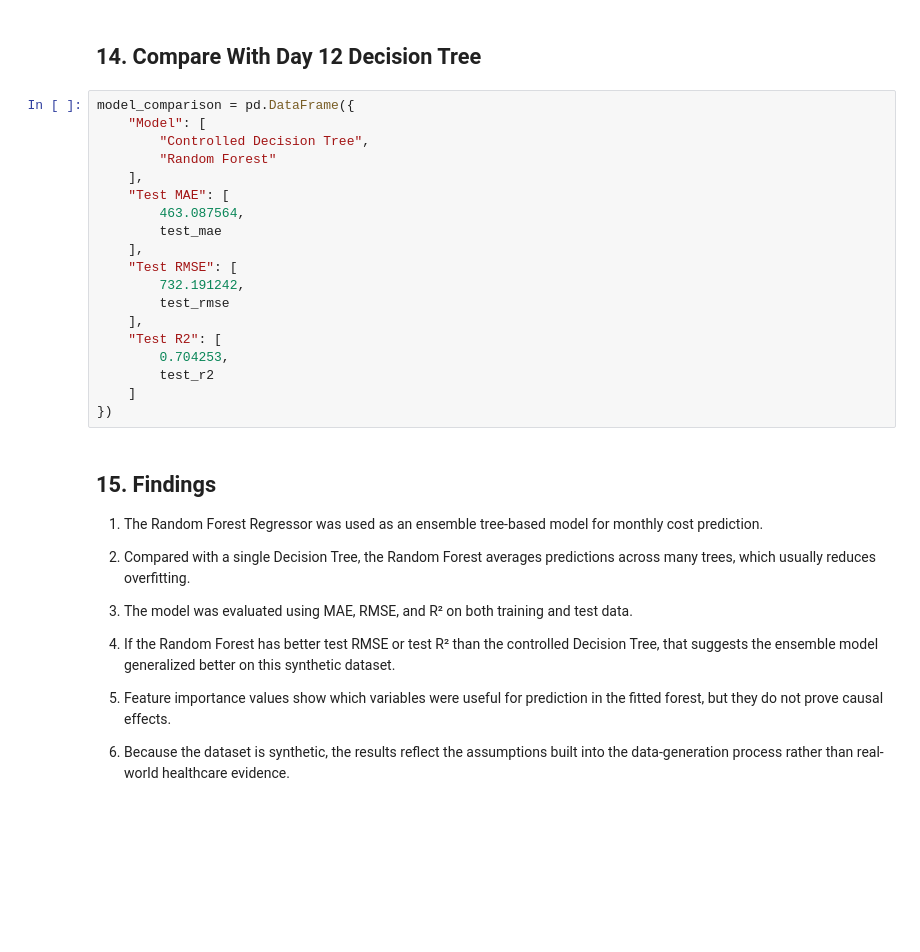
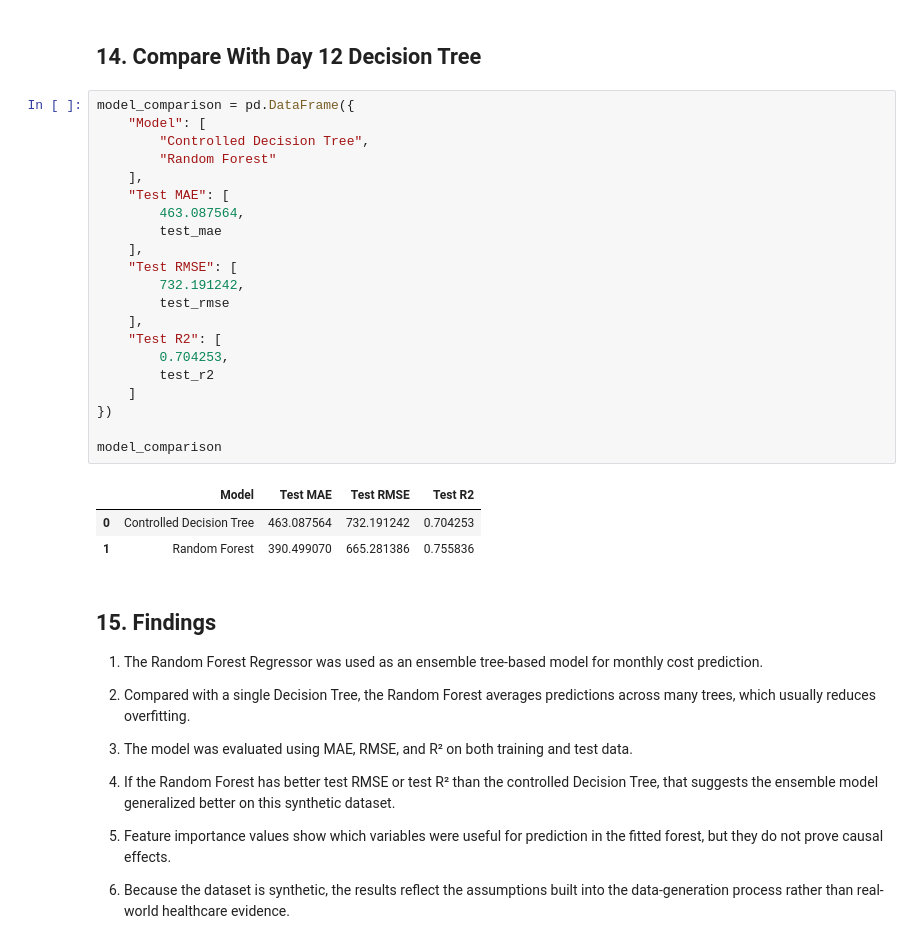
Before and after one commit to doyounghi/Healthcare-data-analysis, a Jupyter notebook: 01_mock_member_health_analysis/notebooks/11_random_forest_regression.ipynb, the cells around one changed output. Drawn from its saved outputs; the diff is of its cells as text; blank space fills up the shorter version.

```diff
--- a/01_mock_member_health_analysis/notebooks/11_random_forest_regression.ipynb
+++ b/01_mock_member_health_analysis/notebooks/11_random_forest_regression.ipynb
@@ -231,22 +231,28 @@ plt.show()
 # %%
 model_comparison = pd.DataFrame({
     "Model": [
         "Controlled Decision Tree",
         "Random Forest"
     ],
     "Test MAE": [
         463.087564,
         test_mae
     ],
     "Test RMSE": [
         732.191242,
         test_rmse
     ],
     "Test R2": [
     	0.704253,
         test_r2
     ]
 })
+
+model_comparison
+# %% [output]
+|  | Model | Test MAE | Test RMSE | Test R2 |
+| 0 | Controlled Decision Tree | 463.087564 | 732.191242 | 0.704253 |
+| 1 | Random Forest | 390.499070 | 665.281386 | 0.755836 |
 # %% [markdown]
 ## 15. Findings
 
```
Also changed, not shown: 6 other files.
